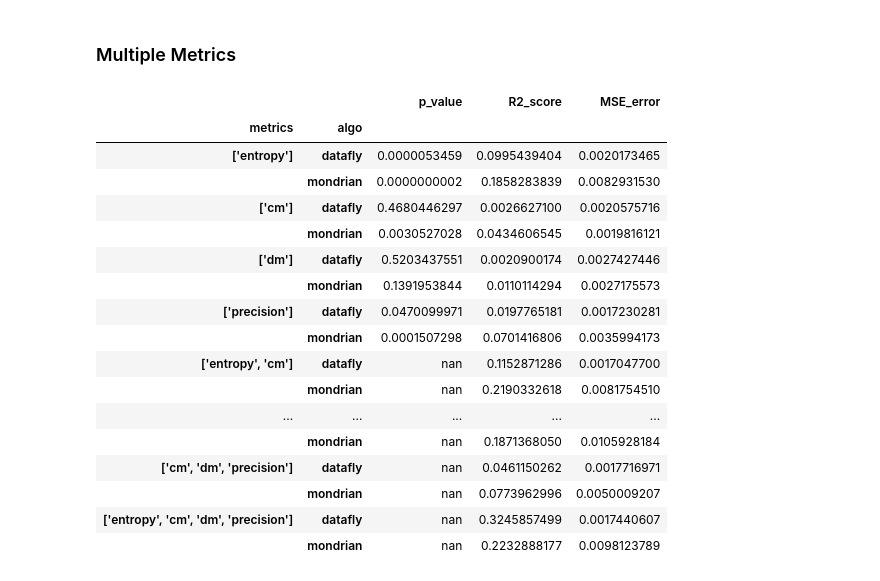
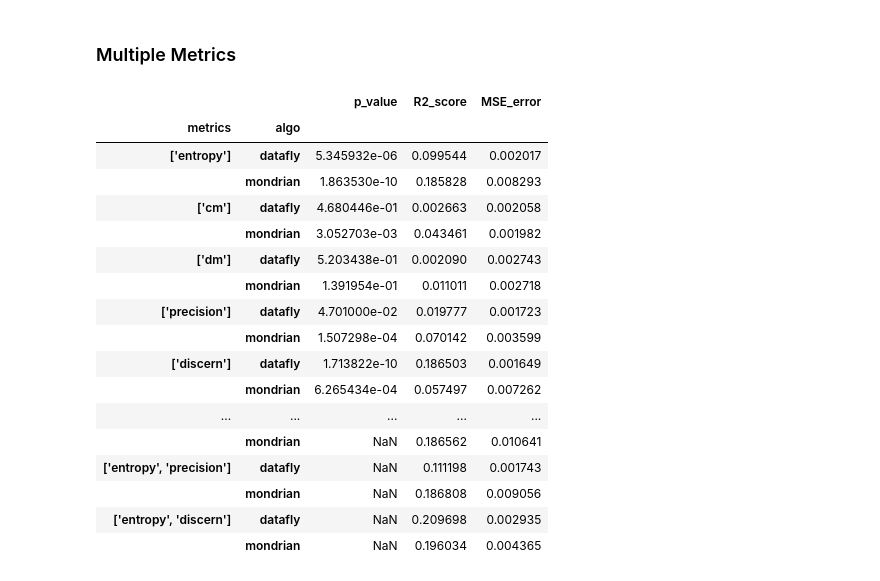
Before and after one commit to Deeep12345/Entropy_utility_measure, a Jupyter notebook: code/results/birth_randoms/analysis.ipynb, the cells around one changed output. Cells and saved outputs as stored; diff of their text form; code cells hidden in the pictures.

```diff
--- a/code/results/birth_randoms/analysis.ipynb
+++ b/code/results/birth_randoms/analysis.ipynb
@@ -7,7 +7,7 @@ import itertools
 import matplotlib.pyplot as plt
 import seaborn as sb
 # %%
-results = pd.read_csv("metrics.csv").drop("Unnamed: 0", axis=1)
+results = pd.read_csv("metrics.csv")
 results.set_index(["algo", "no"])
 
 dataf = results[results["algo"] == "datafly"]
@@ -189,0 +216,4 @@ Intercept: 0.18192395479471746
+# %%
+fit_and_graph("discern", dataf)
+print()
+fit_and_graph("discern", mondr)
@@ -189,0 +238,4 @@ Intercept: 0.18192395479471746
+# %%
+fit_and_graph("ilm", dataf)
+print()
+fit_and_graph("ilm", mondr)
@@ -190,42 +258,41 @@ Intercept: 0.18192395479471746
 # %% [markdown]
 ### Multiple Metrics
 # %%
-metrics = ["entropy", "cm", "dm", "precision"]
+metrics = ["entropy", "cm", "dm", "precision", "discern", "ilm"]
 
 res = []
-for i in range(1,5):
+for i in range(1,6):
 
     for comb in itertools.combinations(metrics, i):
 
         ms = list(comb)
         for alg in [dataf, mondr]:
             name = alg["algo"].iloc[0]
             reg, score = regress(ms, alg)
             err = mse(reg, ms)
             p_val = scipy.stats.pearsonr(alg[ms[0]], alg['acc'])[1] if i == 1 else None
             res.append((str(ms), name, p_val, score, err))
 
 
 df = pd.DataFrame(res, columns=["metrics", "algo", "p_value", "R2_score", "MSE_error"])
 df = df.set_index(["metrics", "algo"])
-pd.set_option('display.float_format', '{:.10f}'.format)
-df
+df.head(20)
 # %% [output]
 |  |  | p_value | R2_score | MSE_error |
 | metrics | algo |  |  |  |
-| ['entropy'] | datafly | 0.0000053459 | 0.0995439404 | 0.0020173465 |
-|  | mondrian | 0.0000000002 | 0.1858283839 | 0.0082931530 |
-| ['cm'] | datafly | 0.4680446297 | 0.0026627100 | 0.0020575716 |
-|  | mondrian | 0.0030527028 | 0.0434606545 | 0.0019816121 |
-| ['dm'] | datafly | 0.5203437551 | 0.0020900174 | 0.0027427446 |
-|  | mondrian | 0.1391953844 | 0.0110114294 | 0.0027175573 |
-| ['precision'] | datafly | 0.0470099971 | 0.0197765181 | 0.0017230281 |
-|  | mondrian | 0.0001507298 | 0.0701416806 | 0.0035994173 |
-| ['entropy', 'cm'] | datafly | nan | 0.1152871286 | 0.0017047700 |
-|  | mondrian | nan | 0.2190332618 | 0.0081754510 |
+| ['entropy'] | datafly | 5.345932e-06 | 0.099544 | 0.002017 |
+|  | mondrian | 1.863530e-10 | 0.185828 | 0.008293 |
+| ['cm'] | datafly | 4.680446e-01 | 0.002663 | 0.002058 |
+|  | mondrian | 3.052703e-03 | 0.043461 | 0.001982 |
+| ['dm'] | datafly | 5.203438e-01 | 0.002090 | 0.002743 |
+|  | mondrian | 1.391954e-01 | 0.011011 | 0.002718 |
+| ['precision'] | datafly | 4.701000e-02 | 0.019777 | 0.001723 |
+|  | mondrian | 1.507298e-04 | 0.070142 | 0.003599 |
+| ['discern'] | datafly | 1.713822e-10 | 0.186503 | 0.001649 |
+|  | mondrian | 6.265434e-04 | 0.057497 | 0.007262 |
 | ... | ... | ... | ... | ... |
-|  | mondrian | nan | 0.1871368050 | 0.0105928184 |
-| ['cm', 'dm', 'precision'] | datafly | nan | 0.0461150262 | 0.0017716971 |
-|  | mondrian | nan | 0.0773962996 | 0.0050009207 |
-| ['entropy', 'cm', 'dm', 'precision'] | datafly | nan | 0.3245857499 | 0.0017440607 |
-|  | mondrian | nan | 0.2232888177 | 0.0098123789 |
+|  | mondrian | NaN | 0.186562 | 0.010641 |
+| ['entropy', 'precision'] | datafly | NaN | 0.111198 | 0.001743 |
+|  | mondrian | NaN | 0.186808 | 0.009056 |
+| ['entropy', 'discern'] | datafly | NaN | 0.209698 | 0.002935 |
+|  | mondrian | NaN | 0.196034 | 0.004365 |
```
Also changed, not shown: parts of 12 cells of this notebook.
